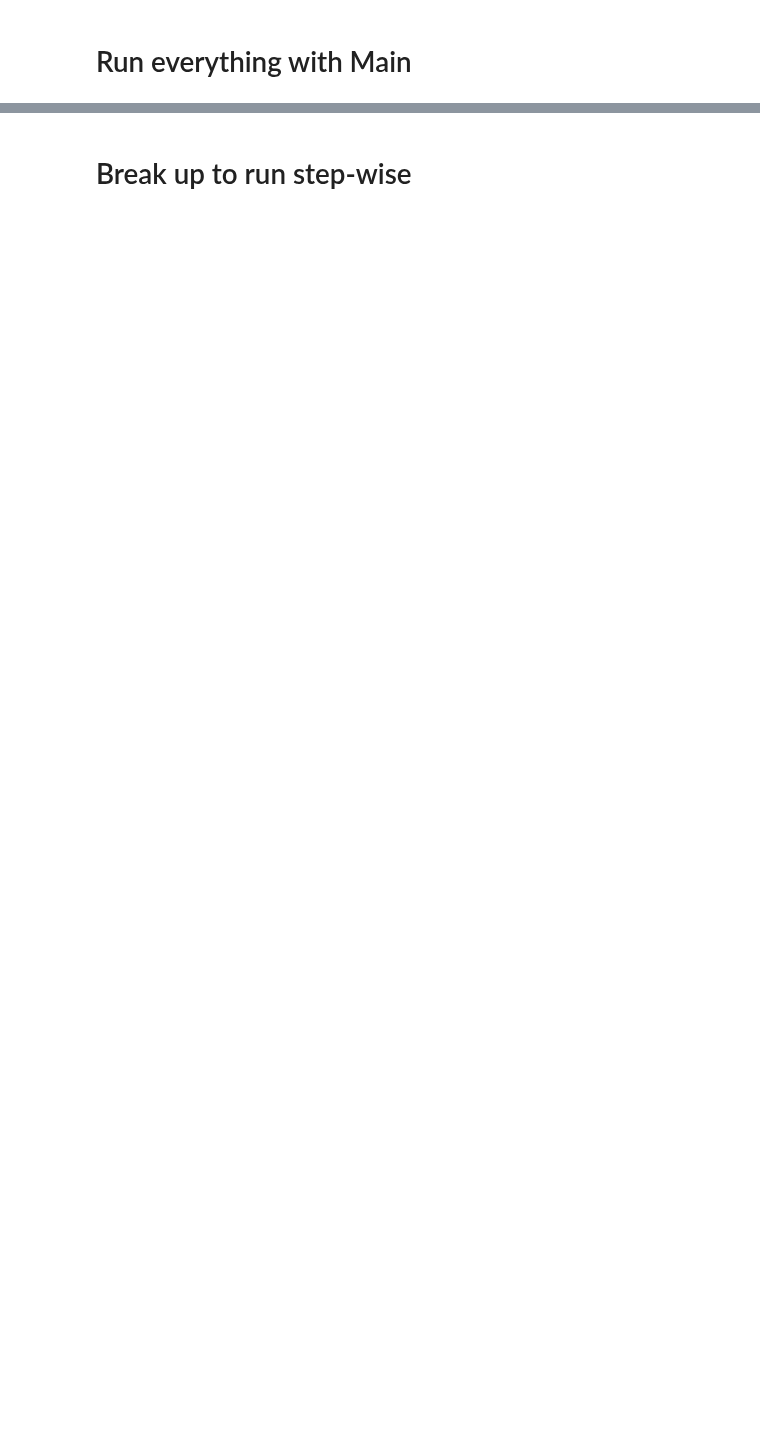
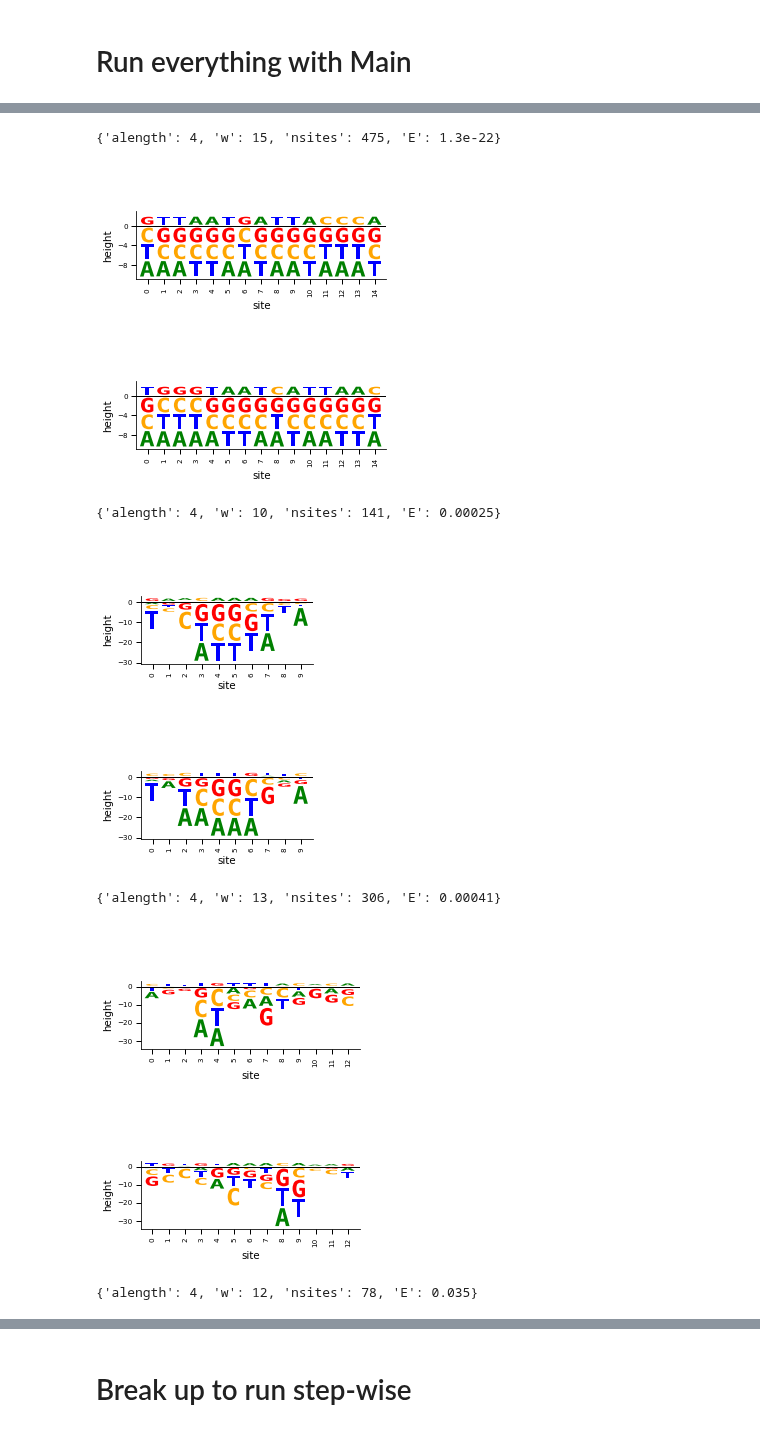
Before and after one commit to sjgosai/boda2, a Jupyter notebook: analysis/SG014__generator_api_dev/generator_interactive_test.ipynb, the cells around one changed output, grey strips where cells are left out. Drawn from its saved outputs; the diff is of its cells as text; code cells hidden in the pictures; blank space fills up the shorter version.

```diff
--- a/analysis/SG014__generator_api_dev/generator_interactive_test.ipynb
+++ b/analysis/SG014__generator_api_dev/generator_interactive_test.ipynb
@@ -263,0 +333,16 @@ Proposals deposited at:
+# %%
+show_streme_motifs(
+    parse_streme_output(proposal_sets[pen_round]['penalty']['streme_output']['output']),
+    plot_type=ppm_to_pcm
+)
+# %% [output]
+{'alength': 4, 'w': 15, 'nsites': 475, 'E': 1.3e-22}
+[figure, added]
+[figure, added]
+{'alength': 4, 'w': 10, 'nsites': 141, 'E': 0.00025}
+[figure, added]
+[figure, added]
+{'alength': 4, 'w': 13, 'nsites': 306, 'E': 0.00041}
+[figure, added]
+[figure, added]
+{'alength': 4, 'w': 12, 'nsites': 78, 'E': 0.035}
```
Also changed, not shown: parts of 20 cells of this notebook.
